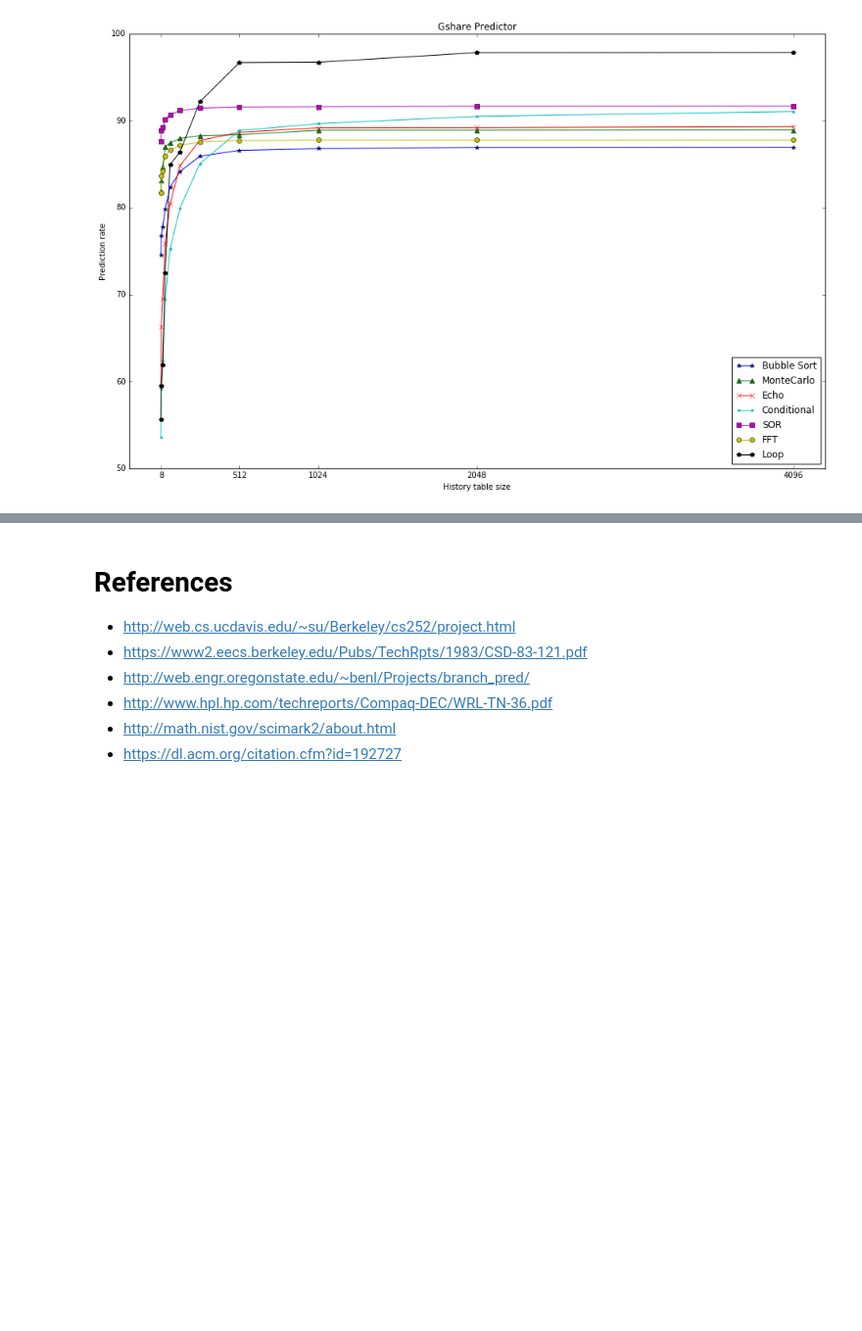
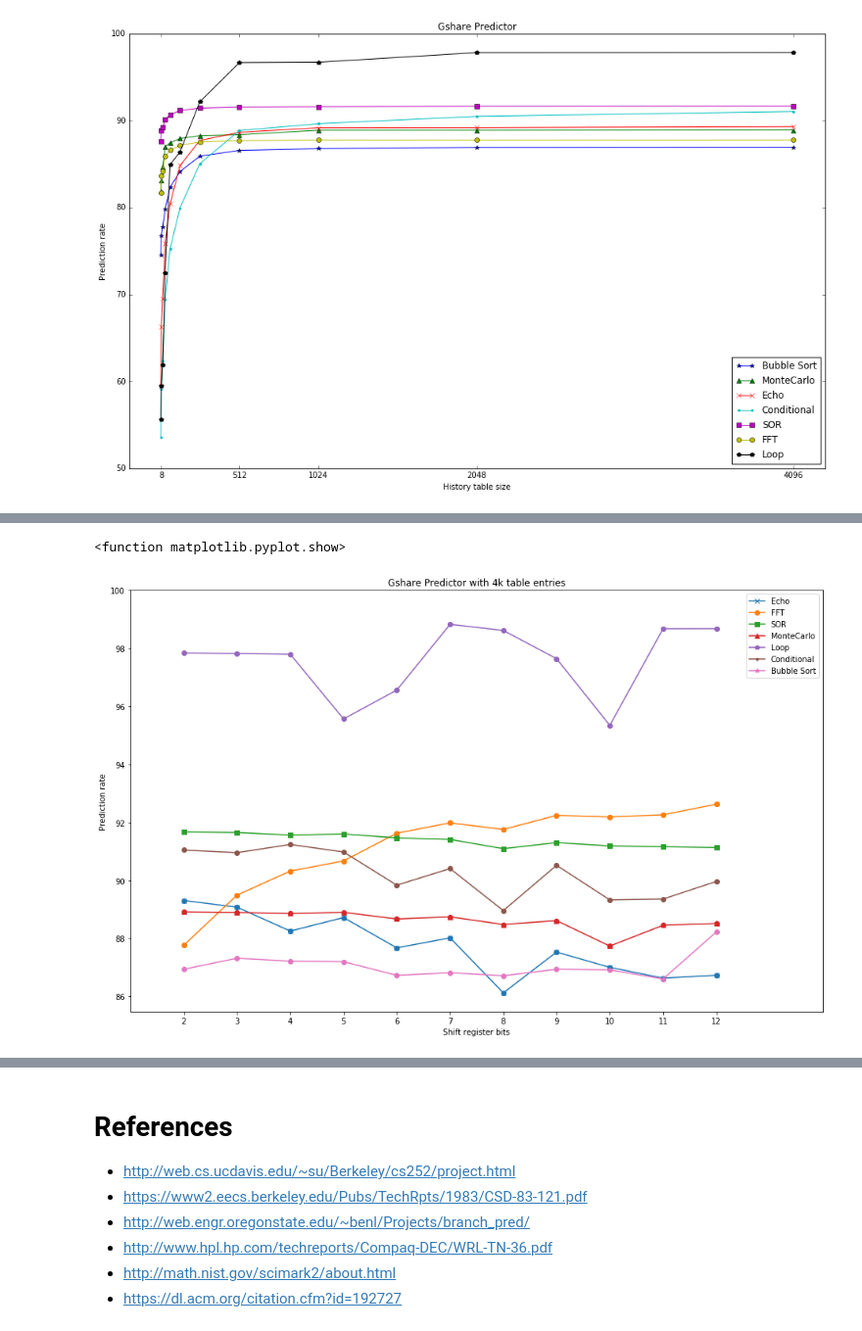
Before and after one commit to 12yuens2/branch-prediction, a Jupyter notebook: CS4202 Branch Prediction Practical.ipynb, the cells around one changed output, grey strips where cells are left out. Shown at 98% size. Cells and saved outputs as stored; diff of their text form; code cells hidden in the pictures; blank space fills up the shorter version.

```diff
--- a/CS4202 Branch Prediction Practical.ipynb
+++ b/CS4202 Branch Prediction Practical.ipynb
@@ -489,0 +439,2 @@ plt.show()
+# %%
+ge = new_experiment()
@@ -489,0 +466,9 @@ plt.show()
+# %%
+ge_graph = plot_graph("Gshare Predictor with 4k table entries", [data for _, data in ge.items()], xlabel="Shift register bits", xticks=[2,3,4,5,6,7,8,9,10,11,12])
+e_graph.plot()
+plt.legend(loc="best")
+plt.xlim(1, 14)
+plt.show
+# %% [output]
+<function matplotlib.pyplot.show>
+[figure, added]
```
Also changed, not shown: parts of 20 cells of this notebook.
